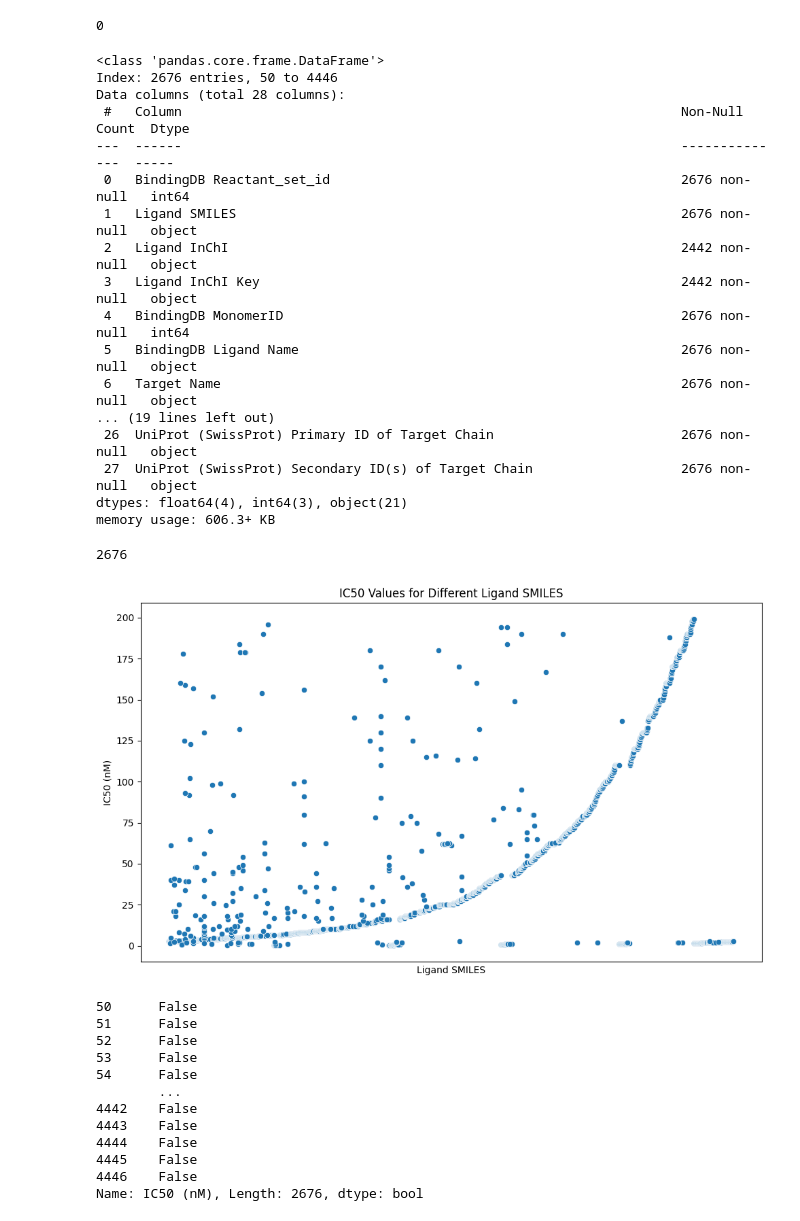
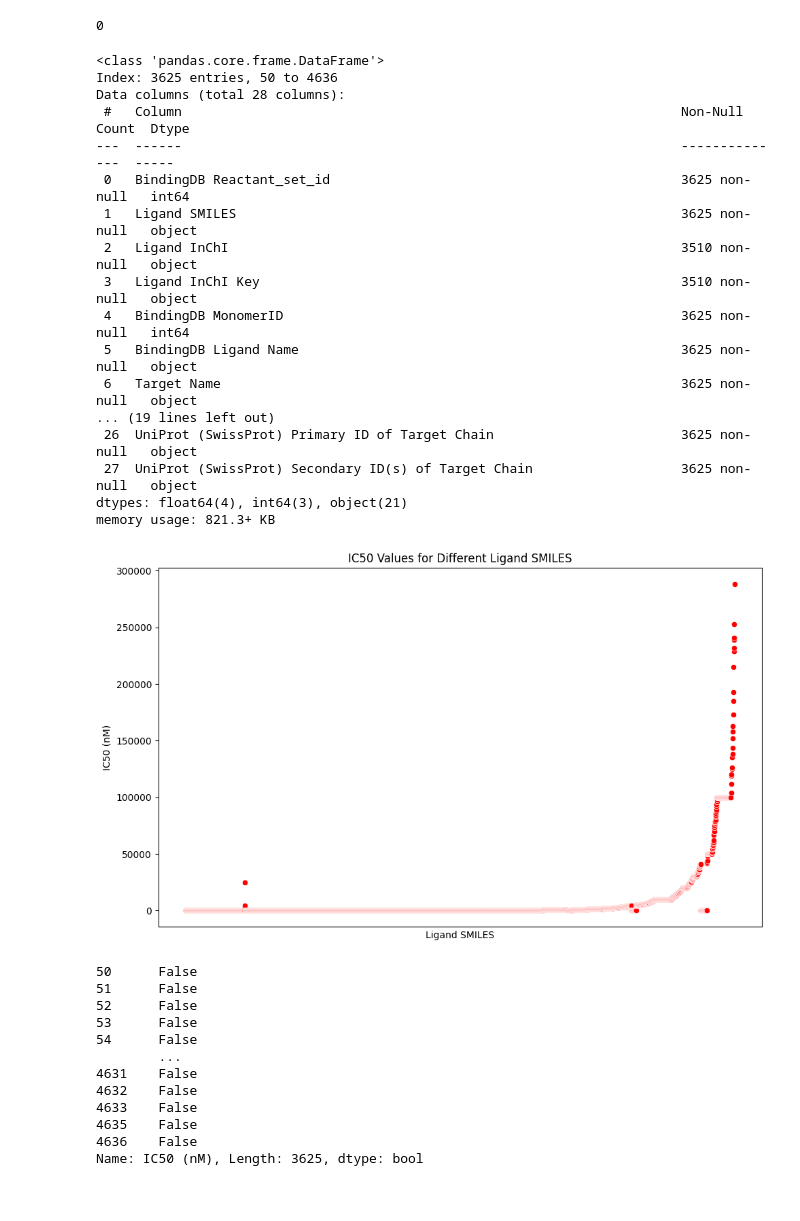
Before and after one commit to eujaidev/Mini-Project, a Jupyter notebook: Preprocessing.ipynb, the cells around one changed output. Cells and saved outputs as stored; diff of their text form; code cells hidden in the pictures.

```diff
--- a/Preprocessing.ipynb
+++ b/Preprocessing.ipynb
@@ -207,5 +196,6 @@ print(df['IC50 (nM)'].astype(str).str.contains('\+').sum())
 # %%
 df["IC50 (nM)"] = df["IC50 (nM)"].apply(pd.to_numeric)
+df["BindingDB Reactant_set_id"] = df["BindingDB Reactant_set_id"].apply(pd.to_numeric)
 # %%
 df.info()
 # %% [output]
@@ -263,0 +256,2 @@ plt.show()
+# %%
+df = df.drop_duplicates(subset='Ligand SMILES')
@@ -264,4 +288,4 @@ plt.show()
 # %%
-df = df[df['IC50 (nM)'] < 200]
+df = df[df['IC50 (nM)'] < 300000]
 len(df)
 # %% [output]
@@ -276,40 +316,36 @@ df = df.dropna(subset=['IC50 (nM)'])
 df.info()
 # %% [output]
 <class 'pandas.core.frame.DataFrame'>
-Index: 2676 entries, 50 to 4446
+Index: 3625 entries, 50 to 4636
 Data columns (total 28 columns):
  #   Column                                                                Non-Null Count  Dtype
 ---  ------                                                                --------------  -----
- 0   BindingDB Reactant_set_id                                             2676 non-null   int64
- 1   Ligand SMILES                                                         2676 non-null   object
- 2   Ligand InChI                                                          2442 non-null   object
- 3   Ligand InChI Key                                                      2442 non-null   object
- 4   BindingDB MonomerID                                                   2676 non-null   int64
- 5   BindingDB Ligand Name                                                 2676 non-null   object
- 6   Target Name                                                           2676 non-null   object
+ 0   BindingDB Reactant_set_id                                             3625 non-null   int64
+ 1   Ligand SMILES                                                         3625 non-null   object
+ 2   Ligand InChI                                                          3510 non-null   object
+ 3   Ligand InChI Key                                                      3510 non-null   object
+ 4   BindingDB MonomerID                                                   3625 non-null   int64
+ 5   BindingDB Ligand Name                                                 3625 non-null   object
+ 6   Target Name                                                           3625 non-null   object
 ... (19 lines left out)
- 26  UniProt (SwissProt) Primary ID of Target Chain                        2676 non-null   object
- 27  UniProt (SwissProt) Secondary ID(s) of Target Chain                   2676 non-null   object
+ 26  UniProt (SwissProt) Primary ID of Target Chain                        3625 non-null   object
+ 27  UniProt (SwissProt) Secondary ID(s) of Target Chain                   3625 non-null   object
 dtypes: float64(4), int64(3), object(21)
-memory usage: 606.3+ KB
+memory usage: 821.3+ KB
-# %%
-len(k)
-# %% [output]
-2676
 # %%
 plt.figure(figsize=(10, 6))
-sns.scatterplot(x='Ligand SMILES', y='IC50 (nM)', data=df)
+sns.scatterplot(x='Ligand SMILES', y='IC50 (nM)', data=df, color = 'red')
 plt.xlabel('Ligand SMILES')
 plt.ylabel('IC50 (nM)')
 plt.title('IC50 Values for Different Ligand SMILES')
 # plt.axis('off')
 plt.xticks(rotation=90)  # Rotate x-axis labels for better readability
 # plt.yticks(np.linspace(0,500000,500))
 plt.tick_params(axis='x', which='both', bottom=False, top=False, labelbottom=False)
 plt.tight_layout()  # Adjust layout to prevent overlapping labels
 plt.show()
 # %% [output]
-[figure, old version]
+[figure, new version]
 # %%
 df['IC50 (nM)'].dropna(axis=0, inplace=True)
 df['IC50 (nM)'].isna()
@@ -320,9 +356,9 @@ df['IC50 (nM)'].isna()
 53      False
 54      False
         ...
-4442    False
-4443    False
-4444    False
-4445    False
-4446    False
-Name: IC50 (nM), Length: 2676, dtype: bool
+4631    False
+4632    False
+4633    False
+4635    False
+4636    False
+Name: IC50 (nM), Length: 3625, dtype: bool
```
Also changed, not shown: parts of 11 cells of this notebook.
